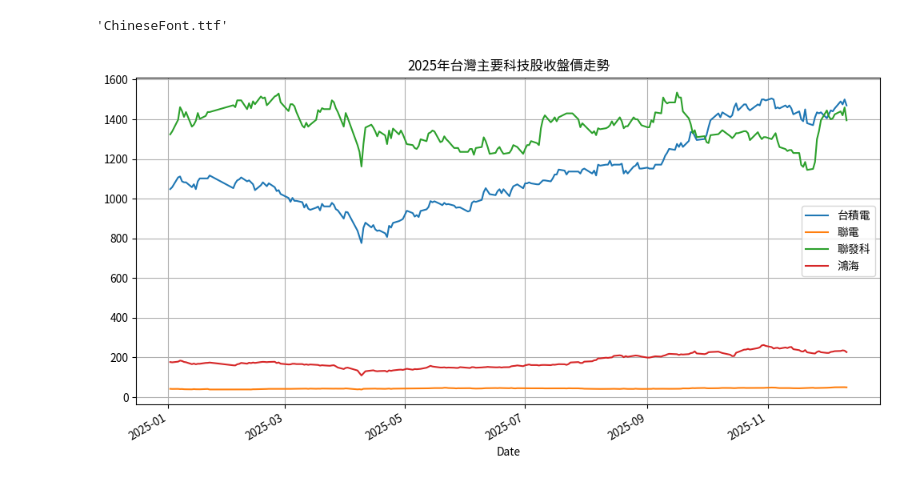
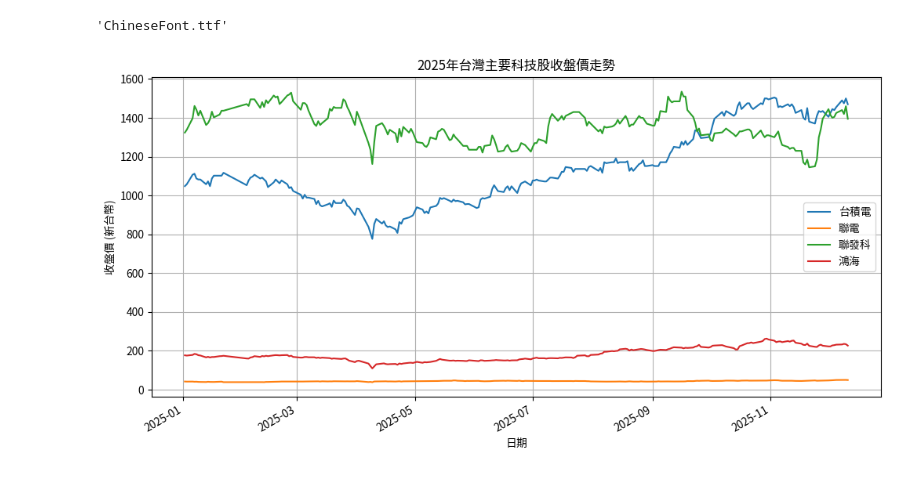
Before and after one commit to roberthsu2003/__2025_10_14_2_4_ai__, a Jupyter notebook: lesson18/lesson18_1.ipynb, the cells around one changed output. Saved outputs shown, nothing was run; the diff lists cells and outputs as text; code cells hidden in the pictures.

```diff
--- a/lesson18/lesson18_1.ipynb
+++ b/lesson18/lesson18_1.ipynb
@@ -189,6 +189,10 @@ mpl.rc('font', family="ChineseFont")
 # %%
 import matplotlib.pyplot as plt
 price_df1.plot(figsize=(12,6), title='2025年台灣主要科技股收盤價走勢', grid=True)
+# 如何取得Axes物件
+ax = plt.gca()
+ax.set_xlabel('日期')
+ax.set_ylabel('收盤價 (新台幣)')
 plt.show()
 # %% [output]
-[figure, old version]
+[figure, new version]
```
